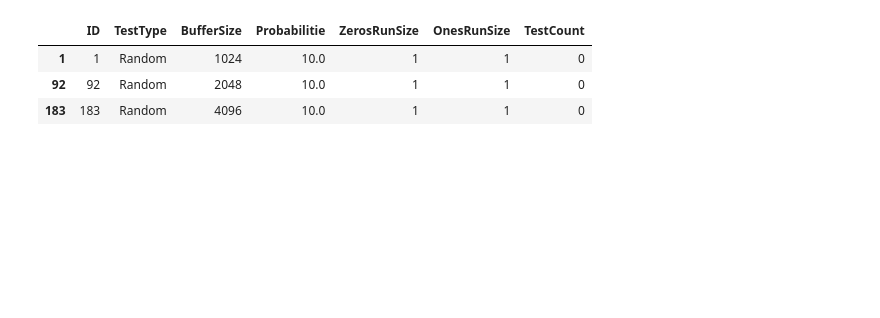
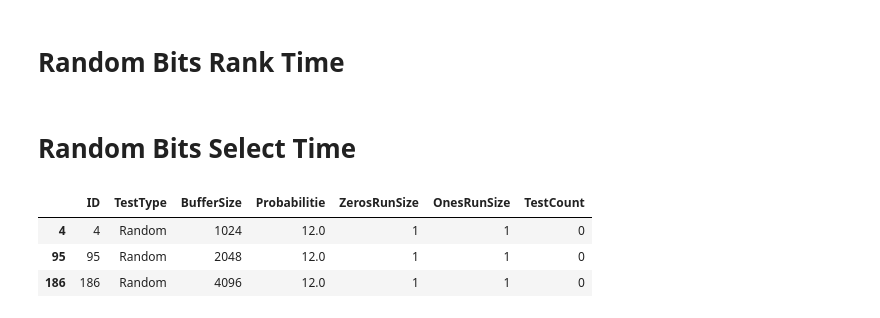
Before and after one commit to apdelsm/ExtensibleEliasFano, a Jupyter notebook: analysis.ipynb, the cells around one changed output. Drawn from its saved outputs; the diff is of its cells as text; code cells hidden in the pictures; blank space fills up the shorter version.

```diff
--- a/analysis.ipynb
+++ b/analysis.ipynb
@@ -240,8 +624,12 @@ plt.show()
+# %% [markdown]
+# Random Bits Rank Time
+# %% [markdown]
+# Random Bits Select Time
 # %%
-idsRandom = confIds.loc[(confIds['TestType'] == 'Random') & (confIds['Probabilitie'] == 10)]
+idsRandom = confIds.loc[(confIds['TestType'] == 'Random') & (confIds['Probabilitie'] == 12)]
 idsRandom
 # %% [output]
 |  | ID | TestType | BufferSize | Probabilitie | ZerosRunSize | OnesRunSize | TestCount |
-| 1 | 1 | Random | 1024 | 10.0 | 1 | 1 | 0 |
-| 92 | 92 | Random | 2048 | 10.0 | 1 | 1 | 0 |
-| 183 | 183 | Random | 4096 | 10.0 | 1 | 1 | 0 |
+| 4 | 4 | Random | 1024 | 12.0 | 1 | 1 | 0 |
+| 95 | 95 | Random | 2048 | 12.0 | 1 | 1 | 0 |
+| 186 | 186 | Random | 4096 | 12.0 | 1 | 1 | 0 |
```
Also changed, not shown: parts of 14 cells of this notebook.
